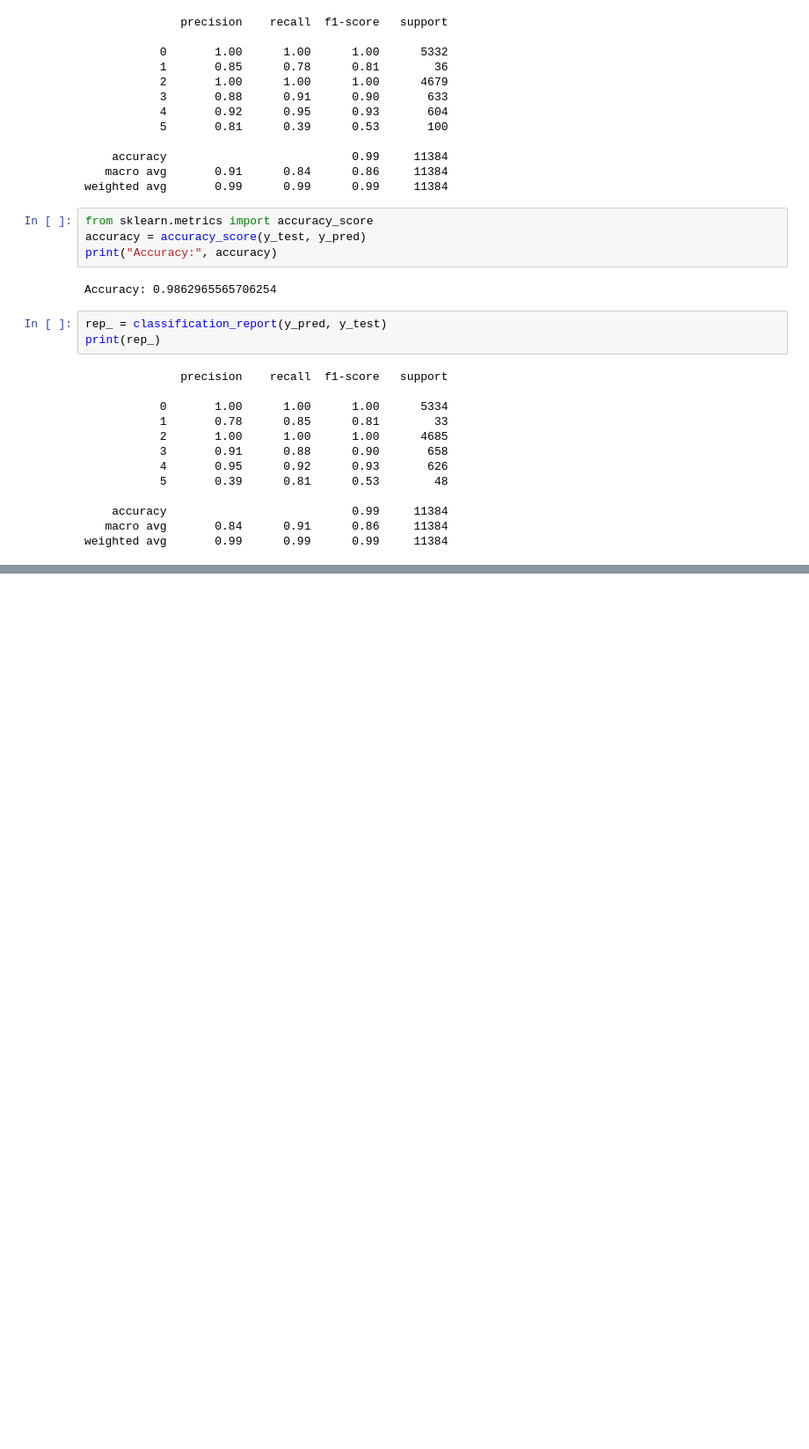
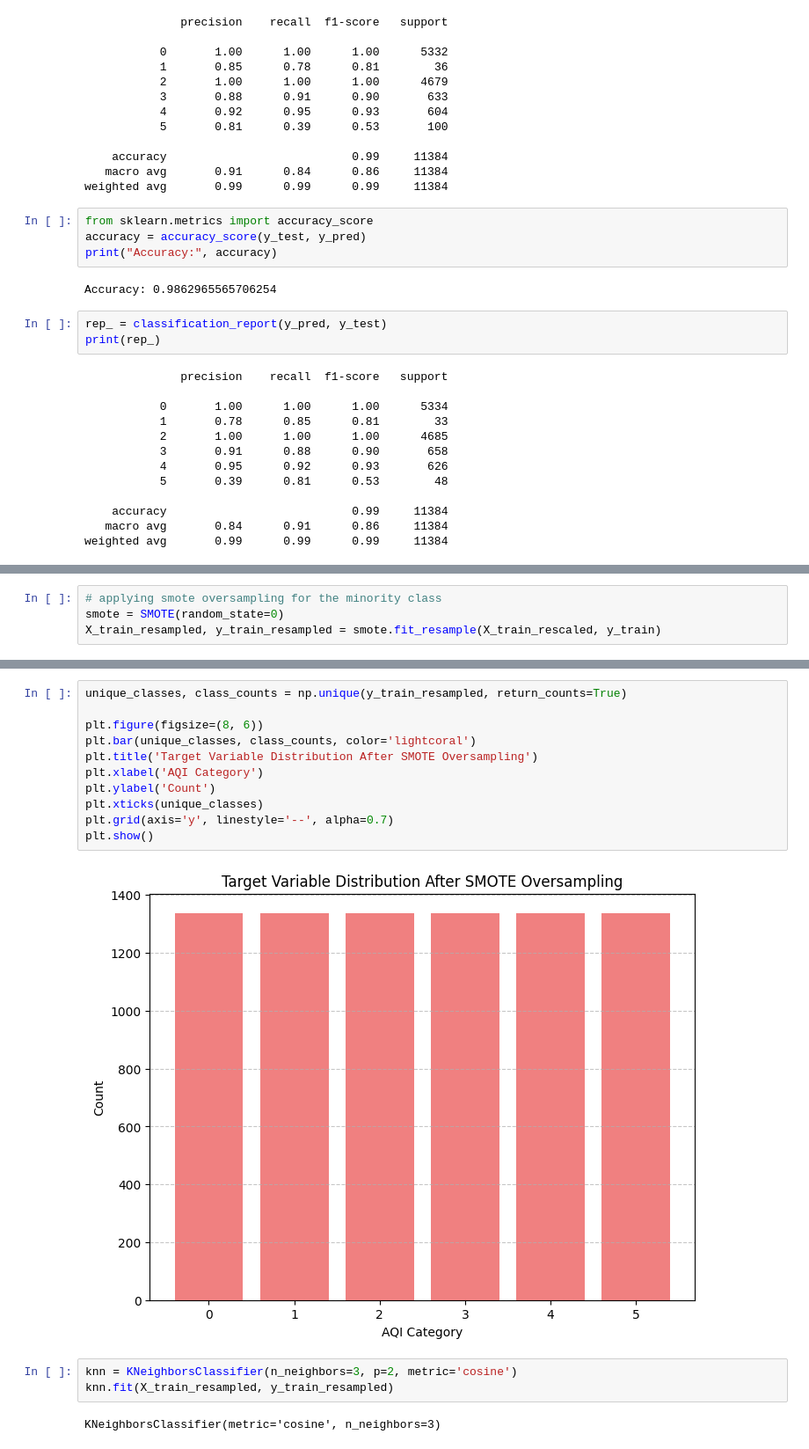
Before and after one commit to Wissemamr/AQI_classification, a Jupyter notebook: src/classification_algortihms/KNN.ipynb, the cells around one changed output, grey strips where cells are left out. Shown at 88% size. Saved outputs shown, nothing was run; the diff lists cells and outputs as text; blank space fills up the shorter version.

```diff
--- a/src/classification_algortihms/KNN.ipynb
+++ b/src/classification_algortihms/KNN.ipynb
@@ -167,0 +218,4 @@ weighted avg       0.99      0.99      0.99     11384
+# %%
+# applying smote oversampling for the minority class
+smote = SMOTE(random_state=0)
+X_train_resampled, y_train_resampled = smote.fit_resample(X_train_rescaled, y_train)
@@ -167,0 +235,18 @@ weighted avg       0.99      0.99      0.99     11384
+# %%
+unique_classes, class_counts = np.unique(y_train_resampled, return_counts=True)
+
+plt.figure(figsize=(8, 6))
+plt.bar(unique_classes, class_counts, color='lightcoral')
+plt.title('Target Variable Distribution After SMOTE Oversampling')
+plt.xlabel('AQI Category')
+plt.ylabel('Count')
+plt.xticks(unique_classes)
+plt.grid(axis='y', linestyle='--', alpha=0.7)
+plt.show()
+# %% [output]
+[figure, added]
+# %%
+knn = KNeighborsClassifier(n_neighbors=3, p=2, metric='cosine')
+knn.fit(X_train_resampled, y_train_resampled)
+# %% [output]
+KNeighborsClassifier(metric='cosine', n_neighbors=3)
```
Also changed, not shown: parts of 11 cells of this notebook, 1 other file.
